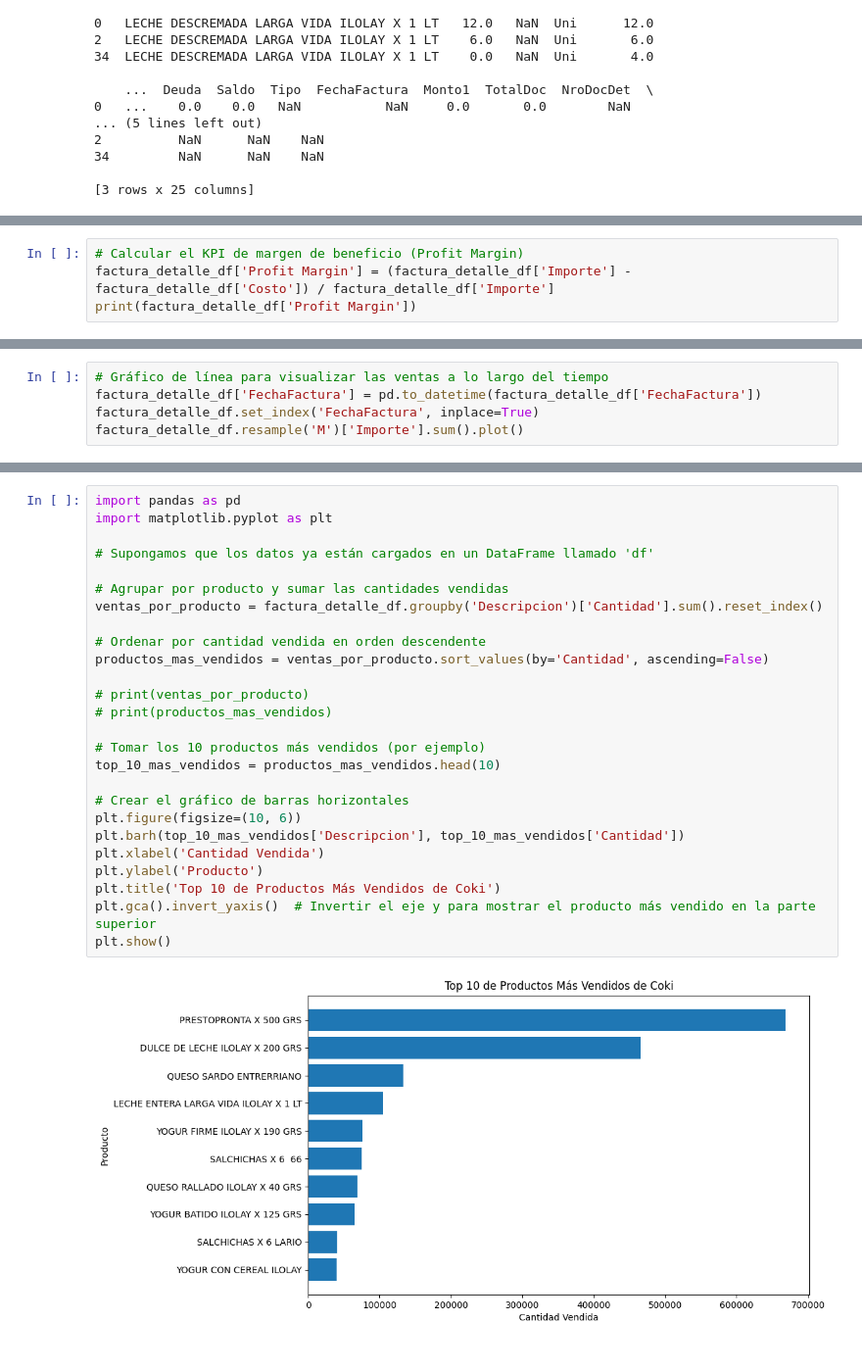
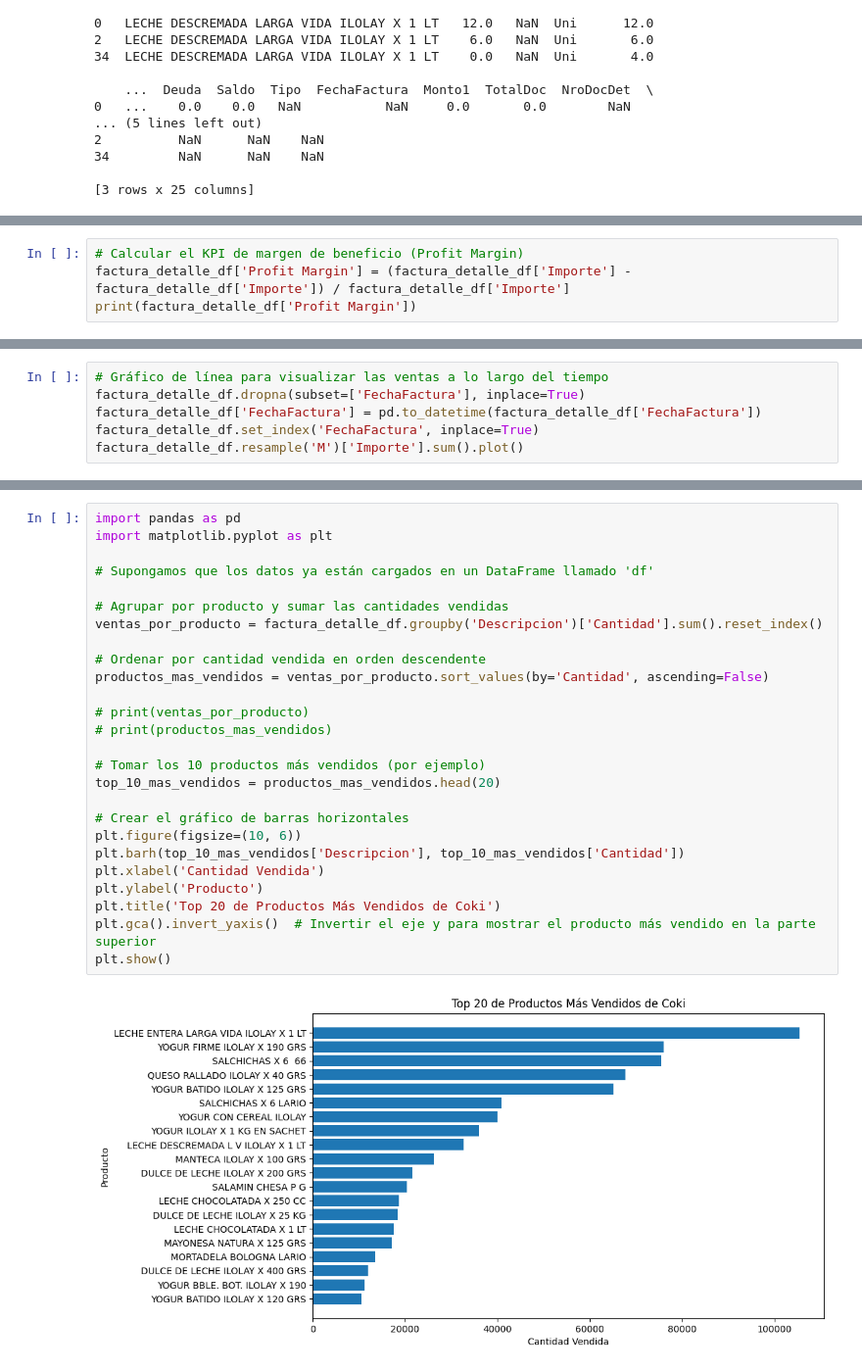
Before and after one commit to jesusandres31/data-engineering-coki, a Jupyter notebook: jupyter-notebook/notes.ipynb, the cells around one changed output, grey strips where cells are left out. Shown at 98% size. Cells and saved outputs as stored; diff of their text form.

```diff
--- a/jupyter-notebook/notes.ipynb
+++ b/jupyter-notebook/notes.ipynb
@@ -596,5 +597,5 @@ print(correlacion)
 # %%
 # Calcular el KPI de margen de beneficio (Profit Margin)
-factura_detalle_df['Profit Margin'] = (factura_detalle_df['Importe'] - factura_detalle_df['Costo']) / factura_detalle_df['Importe']
+factura_detalle_df['Profit Margin'] = (factura_detalle_df['Importe'] - factura_detalle_df['Importe']) / factura_detalle_df['Importe']
 print(factura_detalle_df['Profit Margin'])
 # %% [output]
@@ -602,5 +614,6 @@ KeyError: 'Costo'
 # %%
 # Gráfico de línea para visualizar las ventas a lo largo del tiempo
+factura_detalle_df.dropna(subset=['FechaFactura'], inplace=True)
 factura_detalle_df['FechaFactura'] = pd.to_datetime(factura_detalle_df['FechaFactura'])
 factura_detalle_df.set_index('FechaFactura', inplace=True)
 factura_detalle_df.resample('M')['Importe'].sum().plot()
@@ -630,28 +643,28 @@ Name: Outlier, Length: 148710, dtype: bool
 # %%
 import pandas as pd
 import matplotlib.pyplot as plt
 
 # Supongamos que los datos ya están cargados en un DataFrame llamado 'df'
 
 # Agrupar por producto y sumar las cantidades vendidas
 ventas_por_producto = factura_detalle_df.groupby('Descripcion')['Cantidad'].sum().reset_index()
 
 # Ordenar por cantidad vendida en orden descendente
 productos_mas_vendidos = ventas_por_producto.sort_values(by='Cantidad', ascending=False)
 
 # print(ventas_por_producto)
 # print(productos_mas_vendidos)
 
 # Tomar los 10 productos más vendidos (por ejemplo)
-top_10_mas_vendidos = productos_mas_vendidos.head(10)
+top_10_mas_vendidos = productos_mas_vendidos.head(20)
 
 # Crear el gráfico de barras horizontales
 plt.figure(figsize=(10, 6))
 plt.barh(top_10_mas_vendidos['Descripcion'], top_10_mas_vendidos['Cantidad'])
 plt.xlabel('Cantidad Vendida')
 plt.ylabel('Producto')
-plt.title('Top 10 de Productos Más Vendidos de Coki')
+plt.title('Top 20 de Productos Más Vendidos de Coki')
 plt.gca().invert_yaxis()  # Invertir el eje y para mostrar el producto más vendido en la parte superior
 plt.show()
 # %% [output]
-[figure, old version]
+[figure, new version]
```
Also changed, not shown: parts of 18 cells of this notebook, 6 other files.
